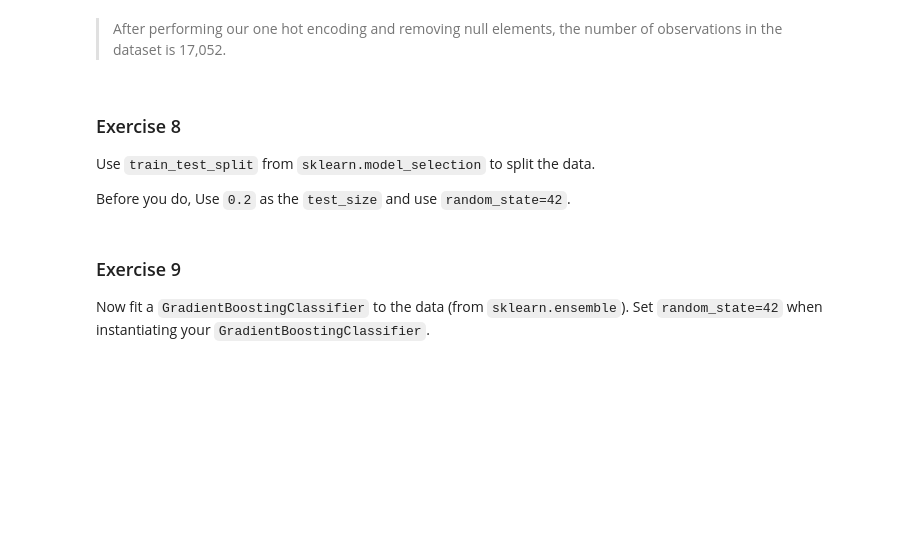
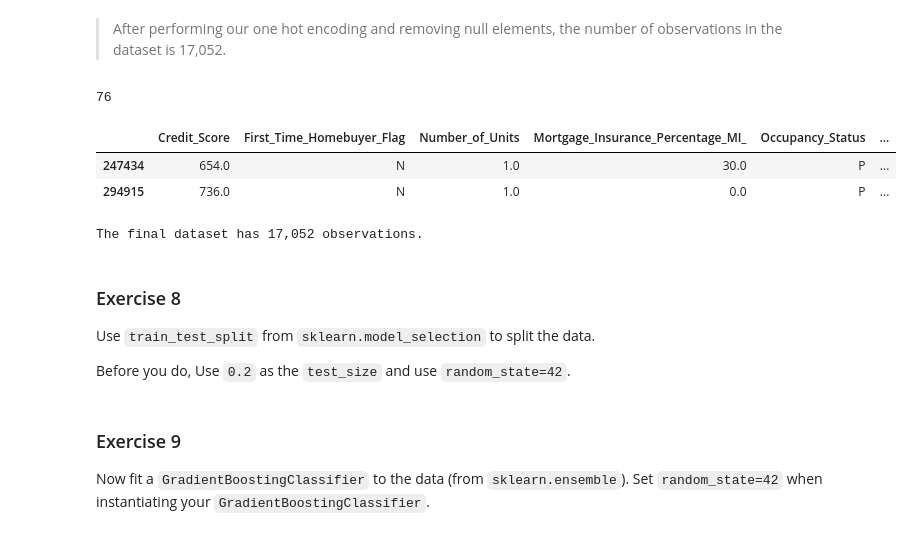
Before and after one commit to cathylyirang/IDS_701_UDS, a Jupyter notebook: exercise_passive_prediction.ipynb, the cells around one changed output. Saved outputs shown, nothing was run; the diff lists cells and outputs as text; code cells hidden in the pictures; blank space fills up the shorter version.

```diff
--- a/exercise_passive_prediction.ipynb
+++ b/exercise_passive_prediction.ipynb
@@ -386,7 +382,6 @@ Be sure to clean these variables. When doing so, please treat missing data as mi
 # %%
-db_2004_model = db_merge_2004_filtered[
+for_model = twoyears[
     [
-        "Loan Sequence Number",
         "Credit Score",
         "First Time Homebuyer Flag",
         "Number of Units",
@@ -403,8 +398,7 @@ db_2004_model = db_merge_2004_filtered[
         "Property Type",
         "Original Loan Term",
         "Number of Borrowers",
-        "Interest Only (I/O) Indicator",
-        "Indicator",
+        "ever_delinquent",
+        "Loan Sequence Number",
     ]
 ]
-db_2004_model.sample(2)
@@ -506,0 +439,9 @@ After performing our one hot encoding and removing null elements, the number of
+# %%
+import patsy
+import re
+
+# Patsy can't handle this type of punctuation in formulas
+for_model.columns = [re.sub(" ", "_", c) for c in for_model.columns]
+for_model.columns = [re.sub("[%/()-]", "", c) for c in for_model.columns]
+
+for_model.columns
@@ -507,5 +458,39 @@ After performing our one hot encoding and removing null elements, the number of
 # %% [markdown]
 > After performing our one hot encoding and removing null elements, the number of observations in the dataset is 17,052.
+# %%
+for_model = for_model.sort_values("Loan_Sequence_Number")
+
+y, X = patsy.dmatrices(
+    "ever_delinquent ~ Credit_Score"
+    "+ First_Time_Homebuyer_Flag"
+    "+ C(Number_of_Units)"
+    "+ Mortgage_Insurance_Percentage_MI_"
+    "+ Occupancy_Status"
+    "+ Original_DebttoIncome_DTI_Ratio"
+    "+ Original_UPB"
+    "+ Original_LoantoValue_LTV"
+    "+ Original_Interest_Rate"
+    "+ Channel"
+    "+ Prepayment_Penalty_Mortgage_PPM_Flag"
+    "+ Amortization_Type_Formerly_Product_Type"
+    "+ Property_State"
+    "+ Property_Type"
+    "+ Original_Loan_Term"
+    "+ C(Number_of_Borrowers)",
+    for_model,
+)
+print(X.shape[1])
+for_model.sample(2)
+# %% [output]
+76
+|  | Credit_Score | First_Time_Homebuyer_Flag | Number_of_Units | Mortgage_Insurance_Percentage_MI_ | Occupancy_Status | ... |
+| 247434 | 654.0 | N | 1.0 | 30.0 | P | ... |
+| 294915 | 736.0 | N | 1.0 | 0.0 | P | ... |
+# %%
+results["ex7_num_obs"] = X.shape[0]
+print(f"The final dataset has {results['ex7_num_obs']:,.0f} observations.")
+# %% [output]
+The final dataset has 17,052 observations.
 # %% [markdown]
 ### Exercise 8
 
```
Also changed, not shown: parts of 31 cells of this notebook.
